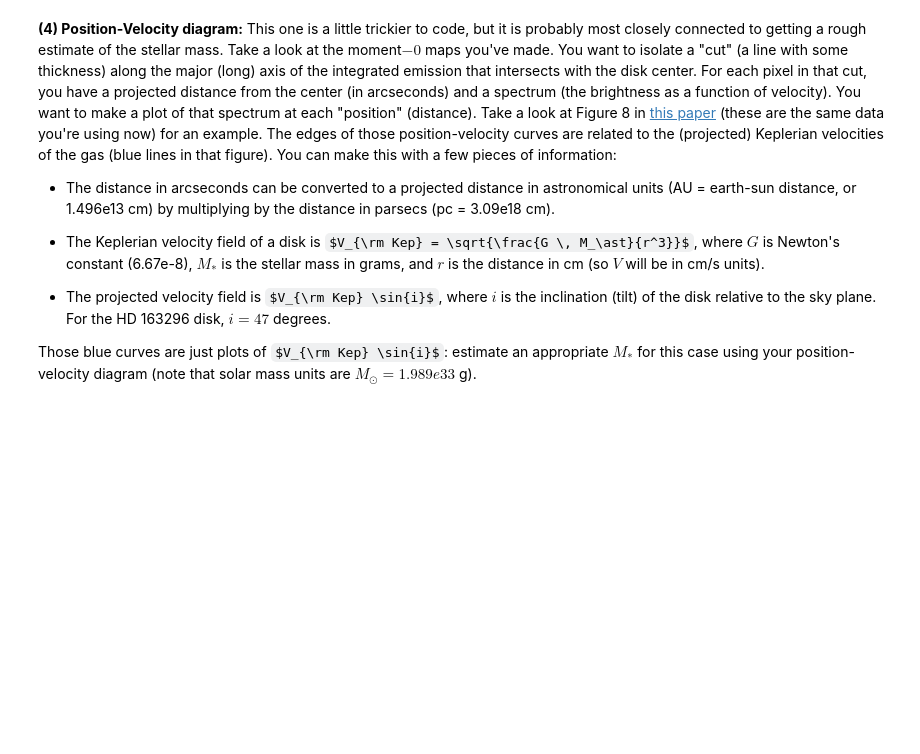
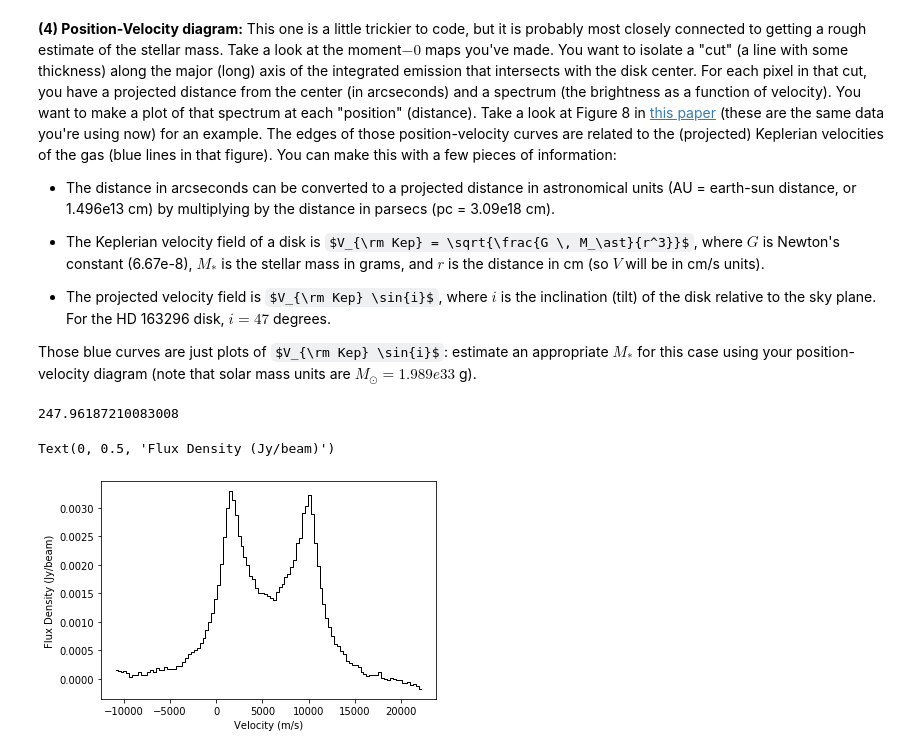
Before and after one commit to seanandrews/dyn-masses, a Jupyter notebook: notebooks/Cubes.ipynb, the cells around one changed output. Saved outputs shown, nothing was run; the diff lists cells and outputs as text; code cells hidden in the pictures; some formulas as TeX source; blank space fills up the shorter version.

```diff
--- a/notebooks/Cubes.ipynb
+++ b/notebooks/Cubes.ipynb
@@ -188,0 +204,20 @@ Those blue curves are just plots of $V_{\rm Kep} \sin{i}$: estimate an appropria
+# %%
+from gofish import imagecube
+cube = imagecube(file, FOV=10.0)
+# %%
+import time
+t0 = time.time()
+x, y, dy = cube.average_spectrum(r_min=0, r_max=2.0, inc=46.7,
+                                 PA=133.3, mstar=2.05, dist=101.)
+t1 = time.time()
+print(t1 - t0)
+# %% [output]
+247.96187210083008
+# %%
+fig, ax = plt.subplots()
+ax.step(x, y, where='mid', color='k', lw=1.0)
+ax.set_xlabel('Velocity (m/s)')
+ax.set_ylabel('Flux Density (Jy/beam)')
+# %% [output]
+Text(0, 0.5, 'Flux Density (Jy/beam)')
+[figure, added]
```
Also changed, not shown: parts of 5 cells of this notebook, 2 other files.
